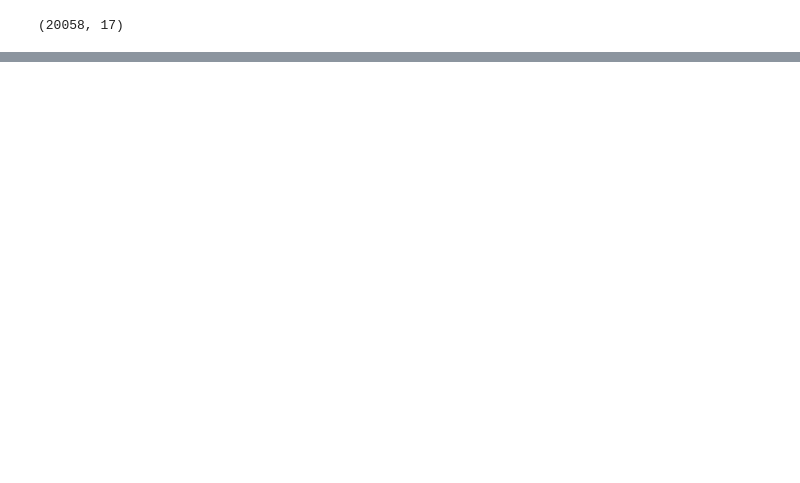
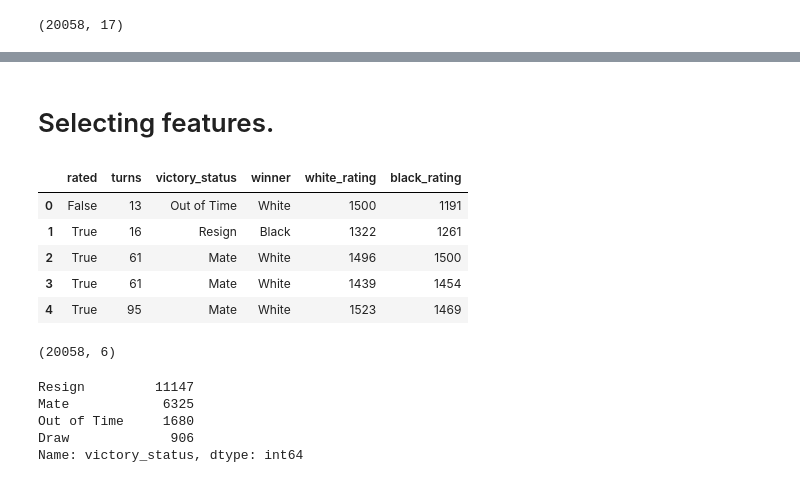
Before and after one commit to SamuelhBueno/STA_CA, a Jupyter notebook: STA - CA.ipynb, the cells around one changed output, grey strips where cells are left out. Saved outputs shown, nothing was run; the diff lists cells and outputs as text; code cells hidden in the pictures; blank space fills up the shorter version.

```diff
--- a/STA - CA.ipynb
+++ b/STA - CA.ipynb
@@ -115,0 +123,17 @@ bd_games.shape
+# %% [markdown]
+# Selecting features.
+# %%
+bd_features = bd_games[['rated', 'turns', 'victory_status', 'winner' ,'white_rating', 'black_rating']]
+# %%
+bd_features.head()
+# %% [output]
+|  | rated | turns | victory_status | winner | white_rating | black_rating |
+| 0 | False | 13 | Out of Time | White | 1500 | 1191 |
+| 1 | True | 16 | Resign | Black | 1322 | 1261 |
+| 2 | True | 61 | Mate | White | 1496 | 1500 |
+| 3 | True | 61 | Mate | White | 1439 | 1454 |
+| 4 | True | 95 | Mate | White | 1523 | 1469 |
+# %%
+bd_features.shape
+# %% [output]
+(20058, 6)
@@ -115,0 +142,8 @@ bd_games.shape
+# %%
+bd_features.victory_status.value_counts(dropna=False)
+# %% [output]
+Resign         11147
+Mate            6325
+Out of Time     1680
+Draw             906
+Name: victory_status, dtype: int64
```
Also changed, not shown: parts of 11 cells of this notebook, 1 other file.
